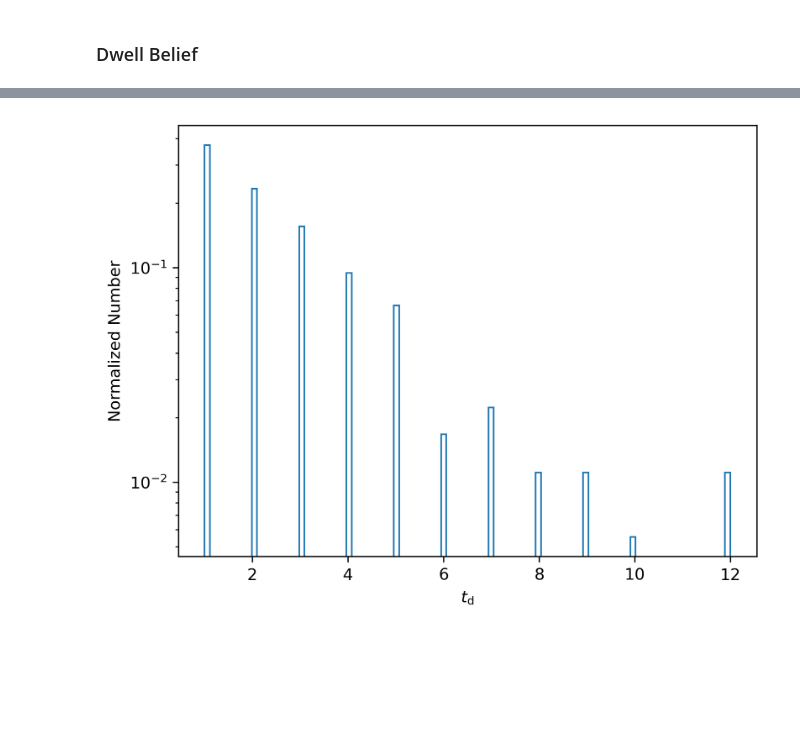
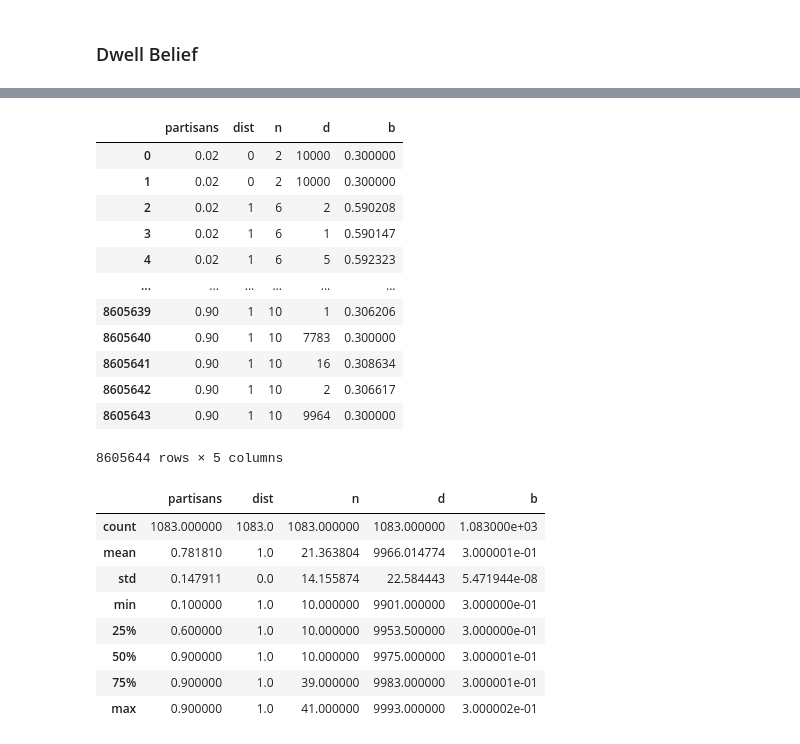
Before and after one commit to YutongB/Opinion-Dynamics, a Jupyter notebook: notebooks/fracpartisan_BA.ipynb, the cells around one changed output, grey strips where cells are left out. Drawn from its saved outputs; the diff is of its cells as text; code cells hidden in the pictures; blank space fills up the shorter version.

```diff
--- a/notebooks/fracpartisan_BA.ipynb
+++ b/notebooks/fracpartisan_BA.ipynb
@@ -269,4 +251,28 @@ df_f003
-# %%
-res_BA_f002[0].plot_dwell_time(bins = 100)
-# %% [output]
-[figure, removed]
+# %%
+df_tot
+# %% [output]
+|  | partisans | dist | n | d | b |
+| 0 | 0.02 | 0 | 2 | 10000 | 0.300000 |
+| 1 | 0.02 | 0 | 2 | 10000 | 0.300000 |
+| 2 | 0.02 | 1 | 6 | 2 | 0.590208 |
+| 3 | 0.02 | 1 | 6 | 1 | 0.590147 |
+| 4 | 0.02 | 1 | 6 | 5 | 0.592323 |
+| ... | ... | ... | ... | ... | ... |
+| 8605639 | 0.90 | 1 | 10 | 1 | 0.306206 |
+| 8605640 | 0.90 | 1 | 10 | 7783 | 0.300000 |
+| 8605641 | 0.90 | 1 | 10 | 16 | 0.308634 |
+| 8605642 | 0.90 | 1 | 10 | 2 | 0.306617 |
+| 8605643 | 0.90 | 1 | 10 | 9964 | 0.300000 |
+8605644 rows × 5 columns
+# %%
+df_tot[(df_tot.dist > 0) & (df_tot.d > 9900)].describe()
+# %% [output]
+|  | partisans | dist | n | d | b |
+| count | 1083.000000 | 1083.0 | 1083.000000 | 1083.000000 | 1.083000e+03 |
+| mean | 0.781810 | 1.0 | 21.363804 | 9966.014774 | 3.000001e-01 |
+| std | 0.147911 | 0.0 | 14.155874 | 22.584443 | 5.471944e-08 |
+| min | 0.100000 | 1.0 | 10.000000 | 9901.000000 | 3.000000e-01 |
+| 25% | 0.600000 | 1.0 | 10.000000 | 9953.500000 | 3.000000e-01 |
+| 50% | 0.900000 | 1.0 | 10.000000 | 9975.000000 | 3.000001e-01 |
+| 75% | 0.900000 | 1.0 | 39.000000 | 9983.000000 | 3.000001e-01 |
+| max | 0.900000 | 1.0 | 41.000000 | 9993.000000 | 3.000002e-01 |
```
Also changed, not shown: parts of 7 cells of this notebook, 1 other file.
